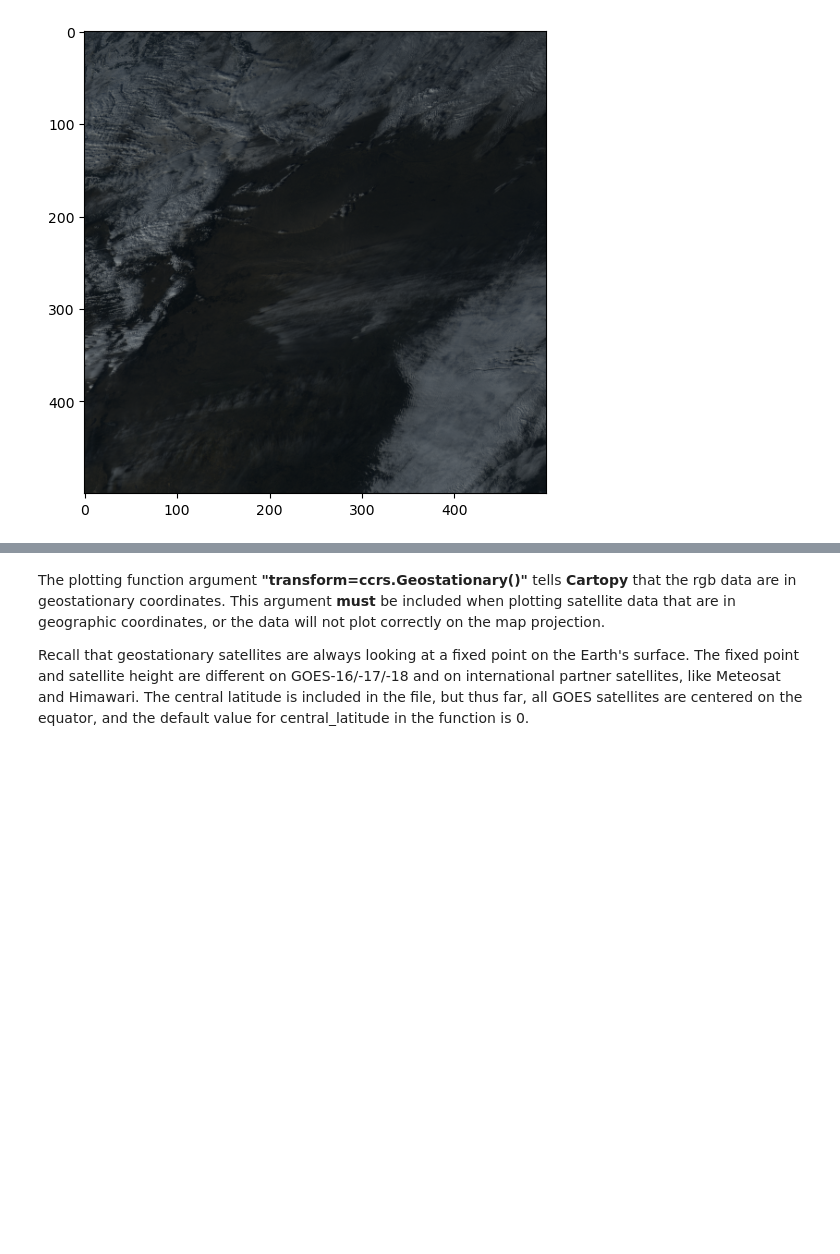
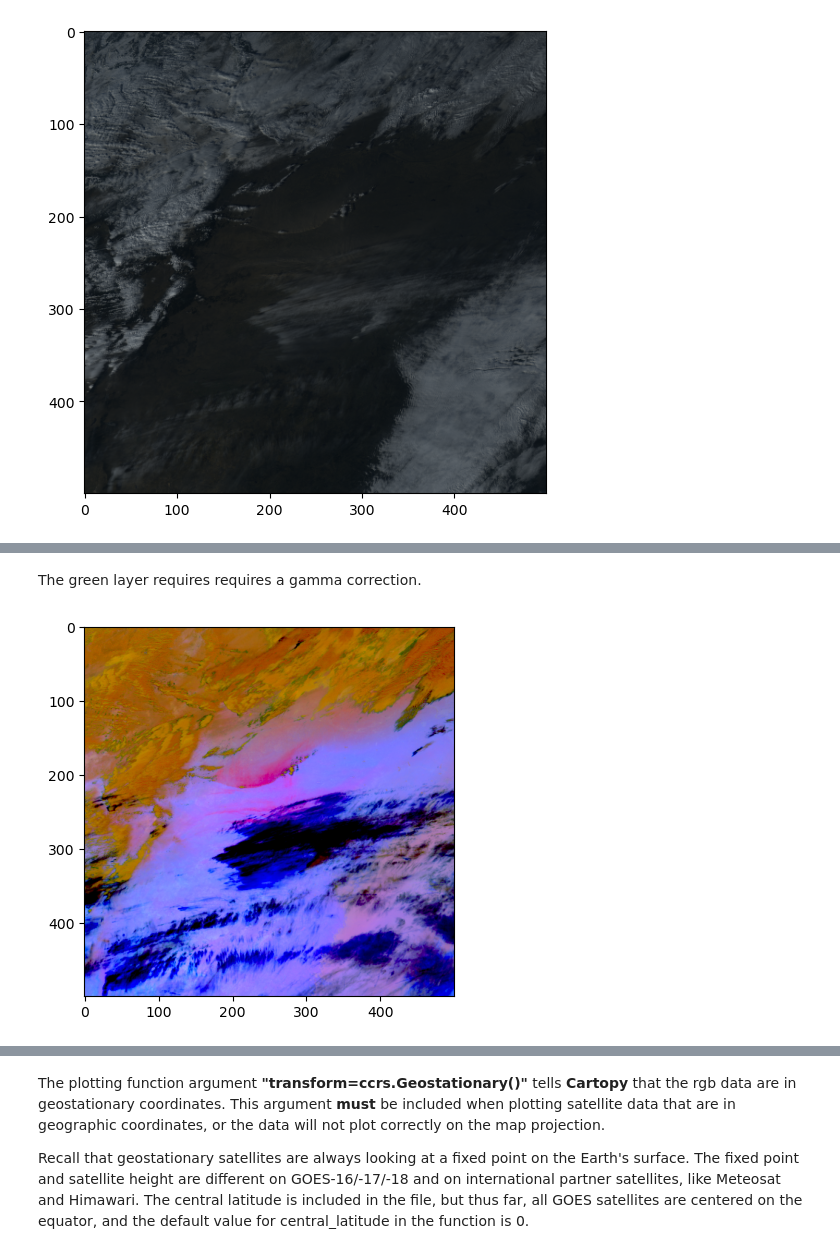
Before and after one commit to modern-tools-workshop/AMS-python-workshop-2023, a Jupyter notebook: abi_mcmip.ipynb, the cells around one changed output, grey strips where cells are left out. Cells and saved outputs as stored; diff of their text form; code cells hidden in the pictures; blank space fills up the shorter version.

```diff
--- a/abi_mcmip.ipynb
+++ b/abi_mcmip.ipynb
@@ -191,0 +277,2 @@ plt.show()
+# %% [markdown]
+The green layer requires requires a gamma correction.
@@ -192 +292,7 @@ plt.show()
+# %%
+plt.figure()
+plt.imshow(dust_RGB)
+plt.show()
+# %% [output]
+[figure, added]
 # %% [markdown]
```
Also changed, not shown: parts of 54 cells of this notebook, 7 other files.
